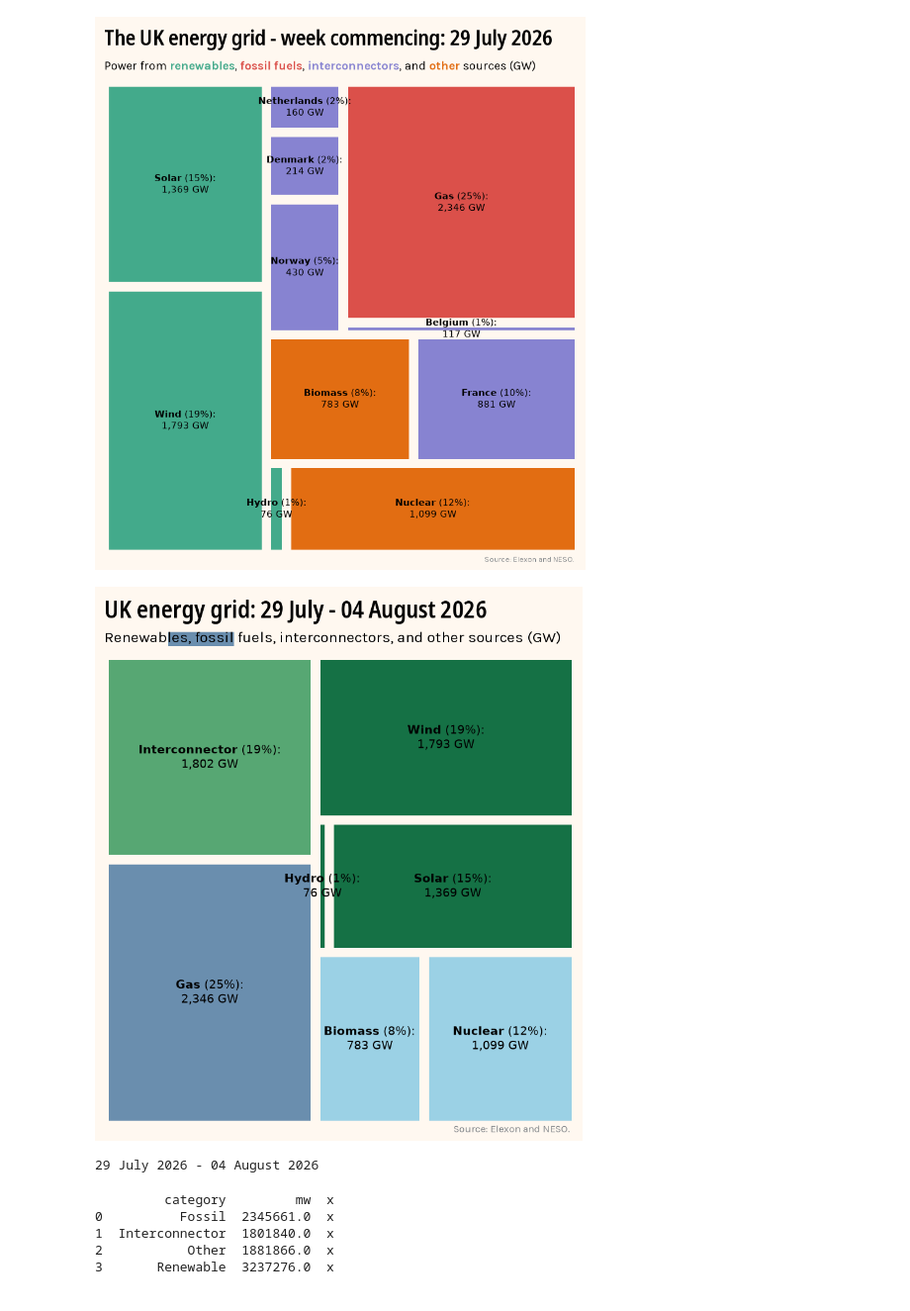
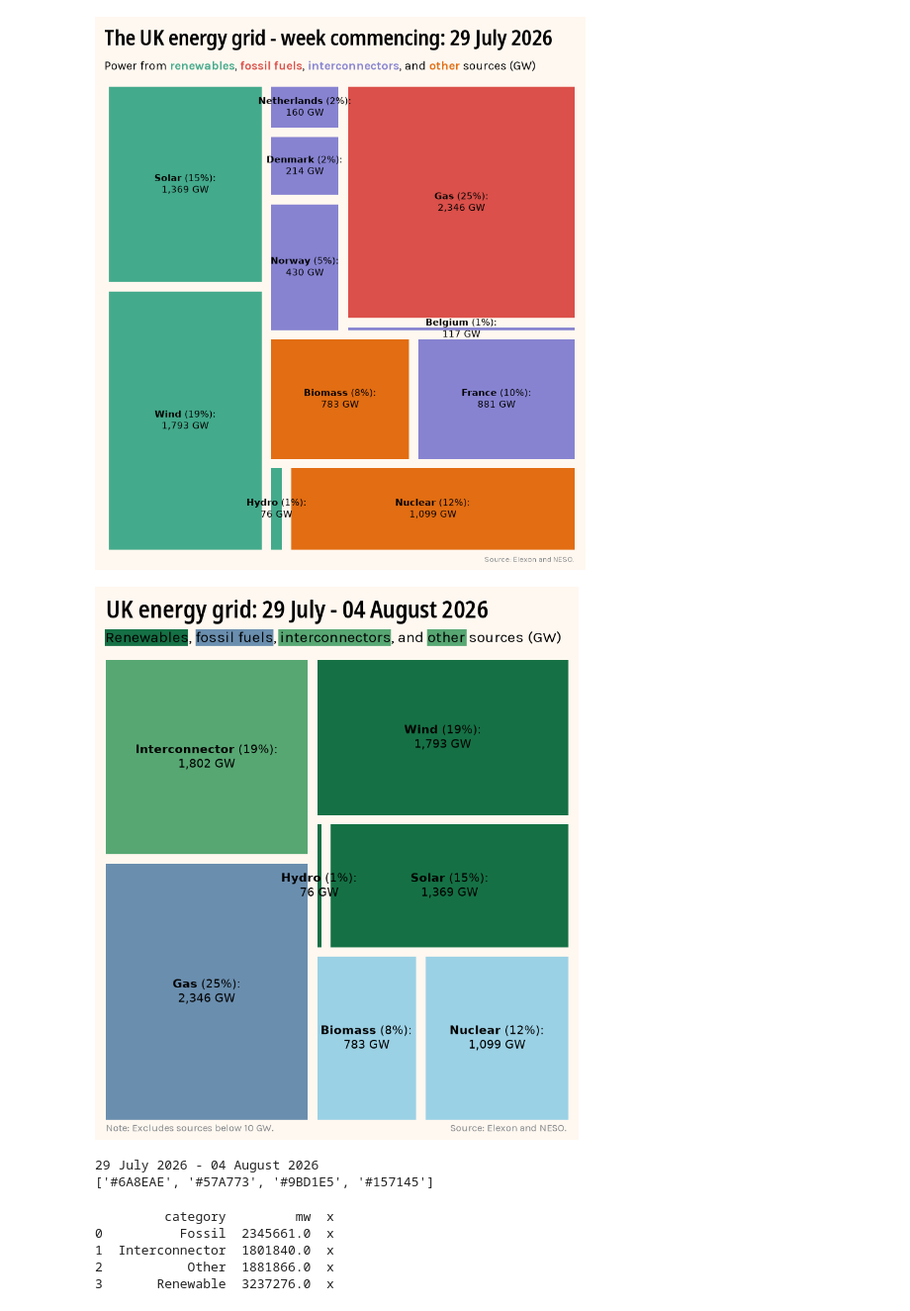
Before and after one commit to TurnerHaa/grid_weekly, a Jupyter notebook: notebooks/fetch.ipynb, the cells around one changed output. Shown at 99% size. Cells and saved outputs as stored; diff of their text form; code cells hidden in the pictures.

Commit message:
Added subtitle highlights

```diff
--- a/notebooks/fetch.ipynb
+++ b/notebooks/fetch.ipynb
@@ -312,10 +312,10 @@ labels = [
 ]
 
 colour_map = {
+    'Renewable': '#157145',
     'Fossil' : '#6A8EAE',
     'Interconnector': '#57A773',
-    'Other': '#9BD1E5',
-    'Renewable': '#157145'
+    'Other': '#9BD1E5'
 }
 
 colors = heatmap_data_test['category'].map(colour_map)
@@ -334,43 +334,53 @@ ax.set_axis_off()
 main_text = f"UK energy grid: {dt.strptime(start_date, '%Y-%m-%d %H:%M:%S').strftime('%d %B')} - {(dt.strptime(start_date, '%Y-%m-%d %H:%M:%S') + timedelta(days=6)).strftime('%d %B %Y')}"
 sub_text = "<Renewables>, <fossil fuels>, <interconnectors>, and <other> sources (GW)"
 source_text = "Source: Elexon and NESO."
+note_text = "Note: Excludes sources below 10 GW."
 
-ax.text(0.0, 1.065, main_text, transform=ax.transAxes, ha='left', va='bottom', **title_font)
-ax_text(0.0, 102, sub_text, transform=ax.transAxes, ha='left', va='bottom',  **subtitle_font)
+ax.text(0.01, 1.065, main_text, transform=ax.transAxes, ha='left', va='bottom', **title_font)
+ax_text(0.8, 102, sub_text, transform=ax.transAxes, ha='left', va='bottom',  **subtitle_font)
 
 ax.text(0.74, -0.02, source_text, transform=ax.transAxes, ha='left', va='bottom', **source_font)
-
+ax.text(0.01, -0.02, note_text, transform=ax.transAxes, ha='left', va='bottom', **source_font)
 
 squarify.plot(sizes=heatmap_data_test['mw'],
               label=labels,
               color = colors,
               pad=True,
               text_kwargs={
         "fontsize": 14,
         "color": "black",
         "horizontalalignment": "center",
         "verticalalignment": "center",
     })
 
 # subtitle rectangles
-rect = patches.Rectangle((13.5, 102), 14, 3, linewidth=1, facecolor=subtitle_colours[0], zorder=1, clip_on=False)
+rect1 = patches.Rectangle((0.8, 102), 17.7, 3.5, linewidth=1, facecolor=subtitle_colours[3], zorder=1, clip_on=False)
+rect2 = patches.Rectangle((20, 102), 16.5, 3.5, linewidth=1, facecolor=subtitle_colours[0], zorder=1, clip_on=False)
+rect3 = patches.Rectangle((37.5, 102), 23.9, 3.5, linewidth=1, facecolor=subtitle_colours[1], zorder=1, clip_on=False)
+rect4 = patches.Rectangle((69, 102), 8.4, 3.5, linewidth=1, facecolor=subtitle_colours[1], zorder=1, clip_on=False)
 
 # Add the patch to the Axes
-ax.add_patch(rect)
+ax.add_patch(rect1)
+ax.add_patch(rect2)
+ax.add_patch(rect3)
+ax.add_patch(rect4)
 
 # image_output_dir = script_dir / "images"
 
 # image_output_dir.mkdir(parents=True, exist_ok=True)
 
 # plt.savefig(image_output_dir / "test_plot1.png", dpi=300, bbox_inches="tight")
 
 plt.show()
 # %% [output]
-[figure, old version]
+[figure, new version]
 # %%
 print(f"{dt.strptime(start_date, '%Y-%m-%d %H:%M:%S').strftime('%d %B %Y')} - {(dt.strptime(start_date, '%Y-%m-%d %H:%M:%S') + timedelta(days=6)).strftime('%d %B %Y')}")
+
+print(subtitle_colours)
 # %% [output]
 29 July 2026 - 04 August 2026
+['#6A8EAE', '#57A773', '#9BD1E5', '#157145']
 # %%
 load_dotenv()
 
```
